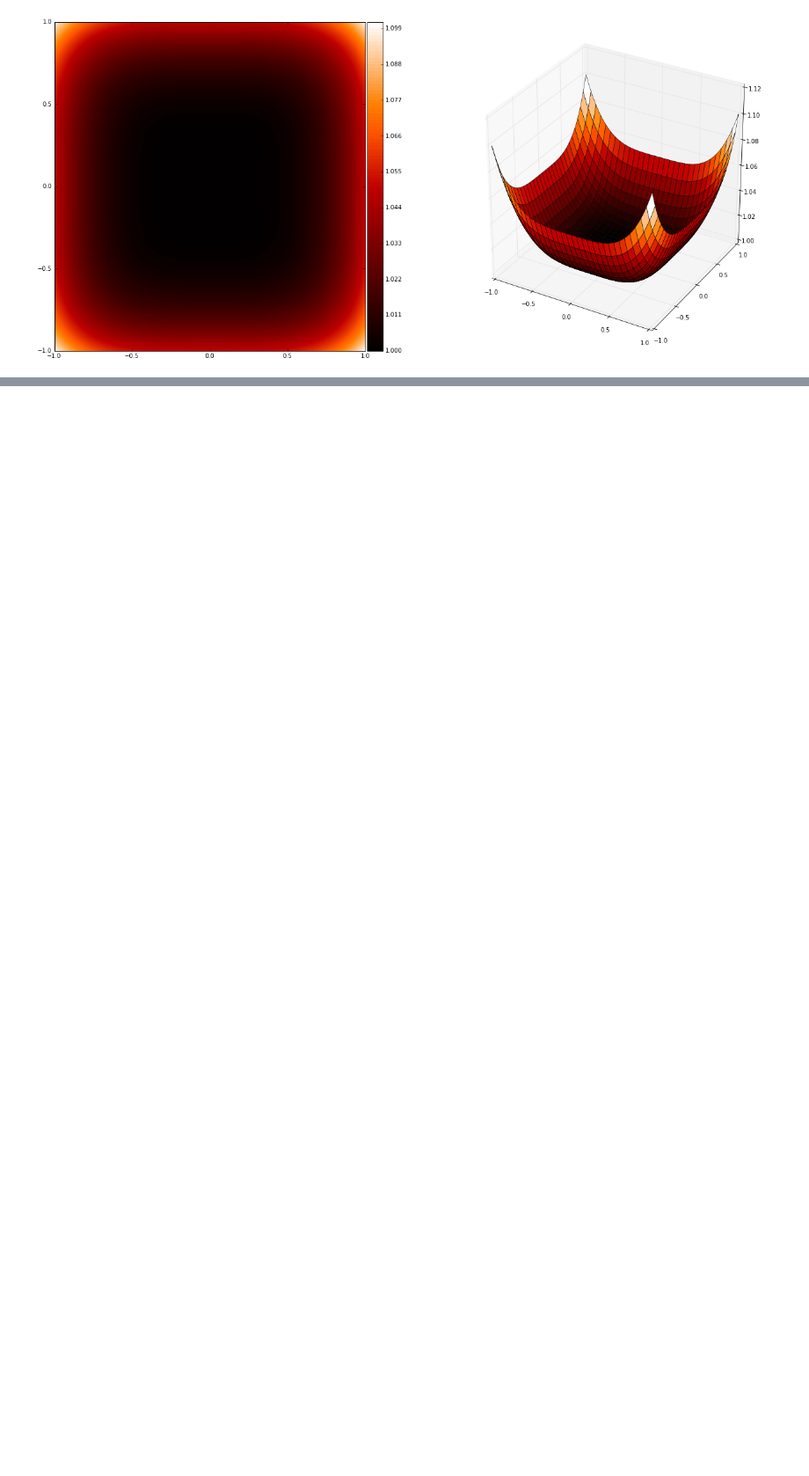
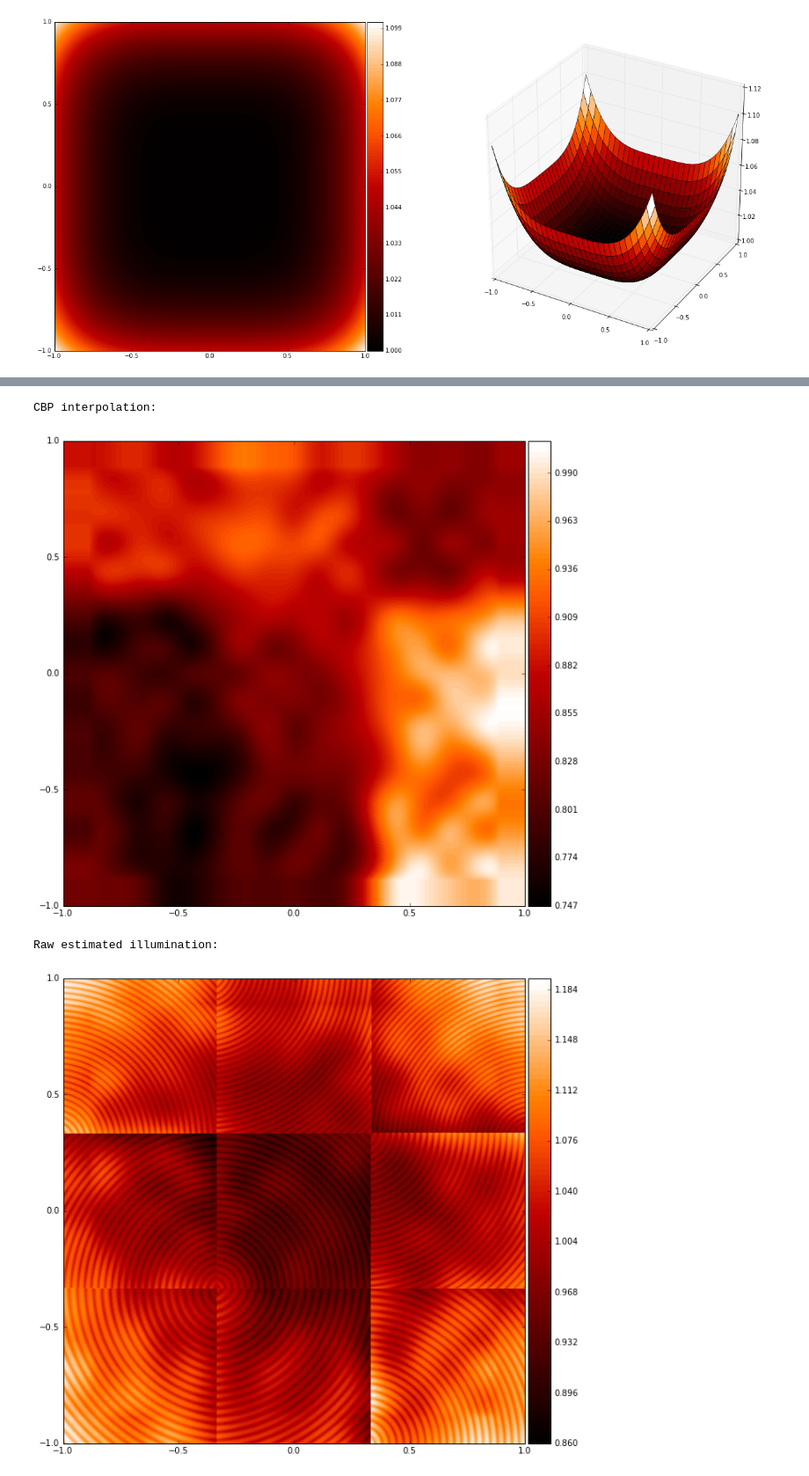
Before and after one commit to lsst-dm/calibration-scripts, a Jupyter notebook: cbp_spots_2D.ipynb, the cells around one changed output, grey strips where cells are left out. Shown at 88% size. Cells and saved outputs as stored; diff of their text form; code cells hidden in the pictures; blank space fills up the shorter version.

```diff
--- a/cbp_spots_2D.ipynb
+++ b/cbp_spots_2D.ipynb
@@ -246 +289,19 @@ plt.imshow(samples[0:N_PIX_PER_CCD,0:N_PIX_PER_CCD])
+# %%
+# interpCalS = interpolate.InterpolatedUnivariateSpline(ib[samples], calS[samples], k=3)  # spline fit to CBP data
+# spline fit to CBP data
+interpCalS = interpolate.RectBivariateSpline(x[sample_points_1D], y[sample_points_1D], calS[samples].reshape(len(sample_points_1D),len(sample_points_1D)), s=0)
+
+# # Estimate the illumination from the interpolated CBP data
+rawEstIllum = Fb/interpCalS(x, y)   # raw estimated illumination
+
+# PLOT = True
+print 'CBP interpolation:'
+ContourPlot(interpCalS(x, y))
+print 'Raw estimated illumination:'
+ContourPlot(rawEstIllum)
+# %% [output]
+CBP interpolation:
+[figure, added]
+Raw estimated illumination:
+[figure, added]
 # %%
```
Also changed, not shown: parts of 17 cells of this notebook, 1 other file.
